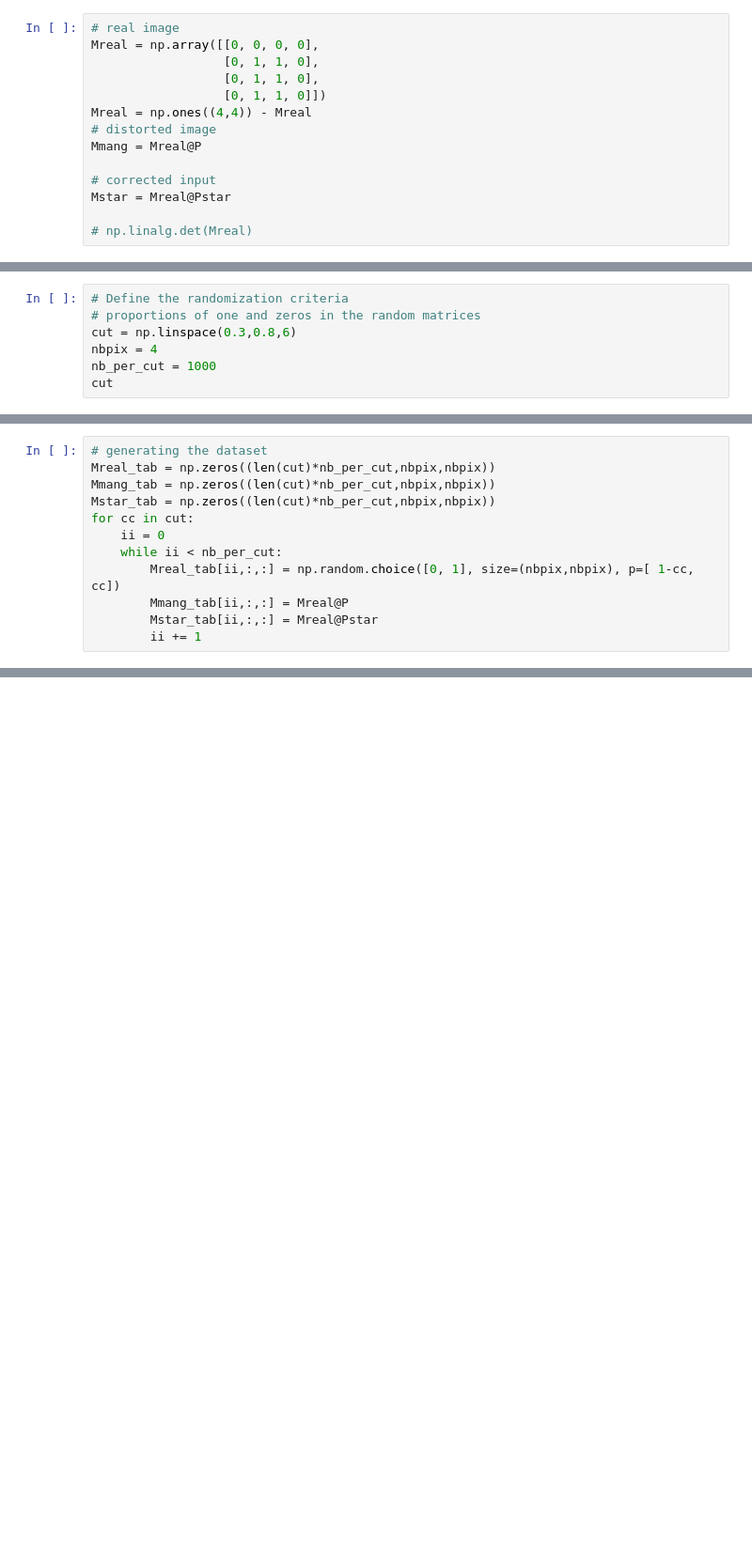
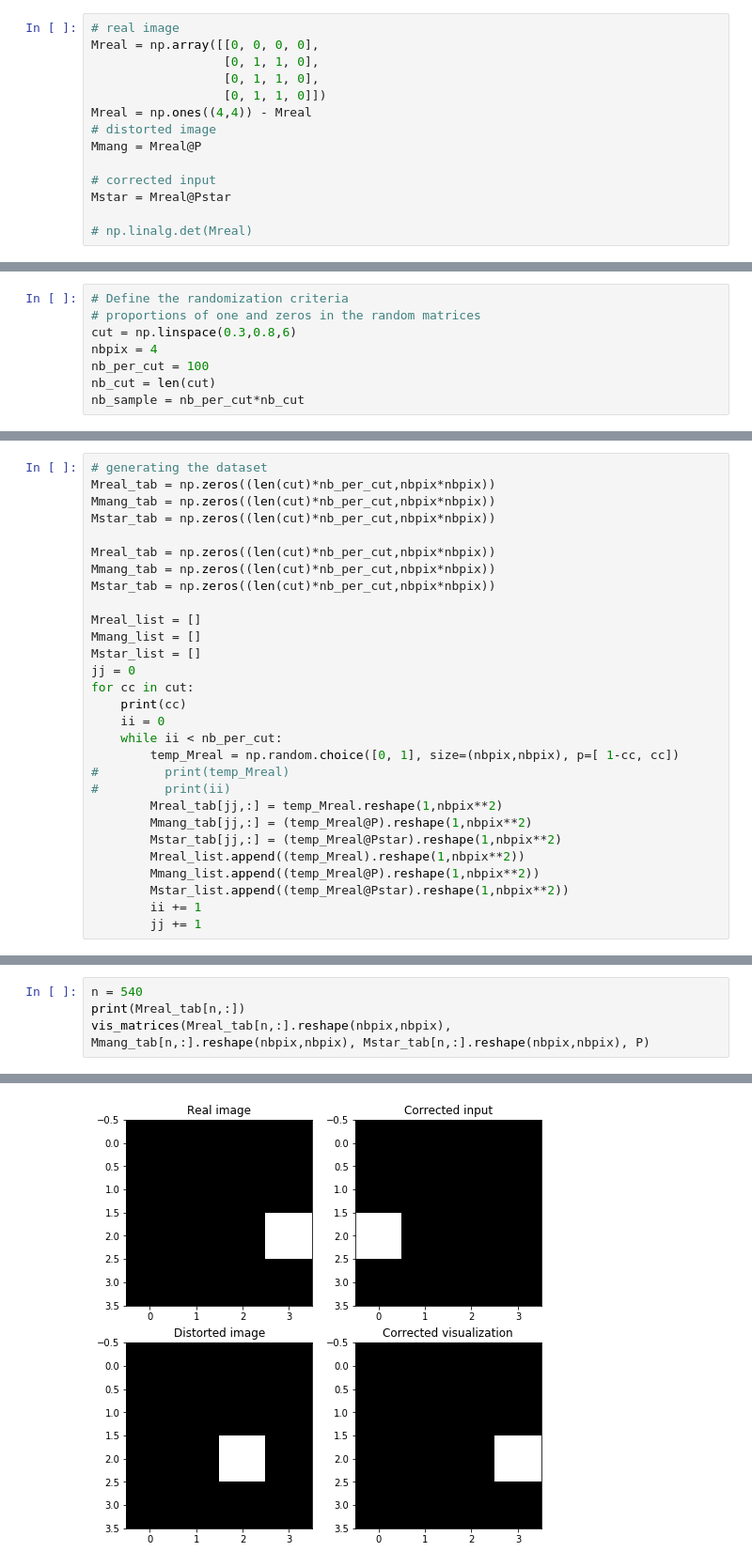
Before and after one commit to marieo31/final_project, a Jupyter notebook: data_generation.ipynb, the cells around one changed output, grey strips where cells are left out. Shown: that part at 94% size. Saved outputs shown, nothing was run; the diff lists cells and outputs as text; blank space fills up the shorter version.

```diff
--- a/data_generation.ipynb
+++ b/data_generation.ipynb
@@ -56,5 +61,6 @@ Text(0.5,1,'Corrected visualization')
 # proportions of one and zeros in the random matrices
 cut = np.linspace(0.3,0.8,6)
 nbpix = 4
-nb_per_cut = 1000
-cut
+nb_per_cut = 100
+nb_cut = len(cut)
+nb_sample = nb_per_cut*nb_cut
@@ -70,12 +74,29 @@ array([[0, 0, 1, 0],
 # %%
 # generating the dataset
-Mreal_tab = np.zeros((len(cut)*nb_per_cut,nbpix,nbpix))
-Mmang_tab = np.zeros((len(cut)*nb_per_cut,nbpix,nbpix))
-Mstar_tab = np.zeros((len(cut)*nb_per_cut,nbpix,nbpix))
+Mreal_tab = np.zeros((len(cut)*nb_per_cut,nbpix*nbpix))
+Mmang_tab = np.zeros((len(cut)*nb_per_cut,nbpix*nbpix))
+Mstar_tab = np.zeros((len(cut)*nb_per_cut,nbpix*nbpix))
+
+Mreal_tab = np.zeros((len(cut)*nb_per_cut,nbpix*nbpix))
+Mmang_tab = np.zeros((len(cut)*nb_per_cut,nbpix*nbpix))
+Mstar_tab = np.zeros((len(cut)*nb_per_cut,nbpix*nbpix))
+
+Mreal_list = []
+Mmang_list = []
+Mstar_list = []
+jj = 0
 for cc in cut:
+    print(cc)
     ii = 0
     while ii < nb_per_cut:
-        Mreal_tab[ii,:,:] = np.random.choice([0, 1], size=(nbpix,nbpix), p=[ 1-cc, cc])
-        Mmang_tab[ii,:,:] = Mreal@P
-        Mstar_tab[ii,:,:] = Mreal@Pstar
+        temp_Mreal = np.random.choice([0, 1], size=(nbpix,nbpix), p=[ 1-cc, cc])
+#         print(temp_Mreal)
+#         print(ii)
+        Mreal_tab[jj,:] = temp_Mreal.reshape(1,nbpix**2)
+        Mmang_tab[jj,:] = (temp_Mreal@P).reshape(1,nbpix**2)
+        Mstar_tab[jj,:] = (temp_Mreal@Pstar).reshape(1,nbpix**2)
+        Mreal_list.append((temp_Mreal).reshape(1,nbpix**2))
+        Mmang_list.append((temp_Mreal@P).reshape(1,nbpix**2))
+        Mstar_list.append((temp_Mreal@Pstar).reshape(1,nbpix**2))
         ii += 1
+        jj += 1
@@ -86,0 +115,5 @@ Mreal_tab.shape
+# %%
+n = 540
+print(Mreal_tab[n,:])
+vis_matrices(Mreal_tab[n,:].reshape(nbpix,nbpix), Mmang_tab[n,:].reshape(nbpix,nbpix), Mstar_tab[n,:].reshape(nbpix,nbpix), P)
+# %% [output]
@@ -86,0 +121 @@ Mreal_tab.shape
+[figure, added]
```
Also changed, not shown: parts of 10 cells of this notebook, 1 other file.
